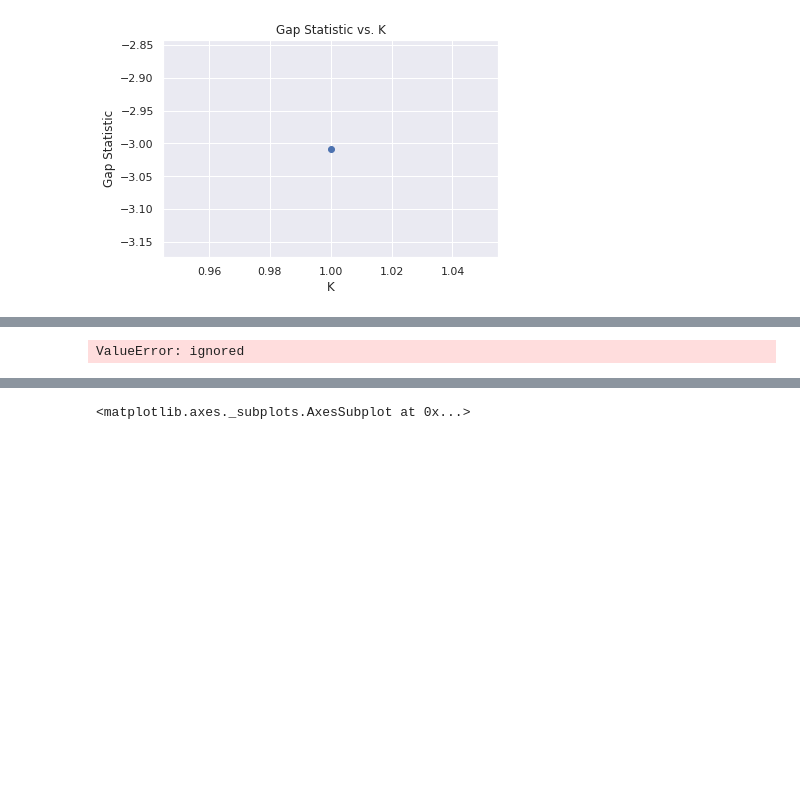
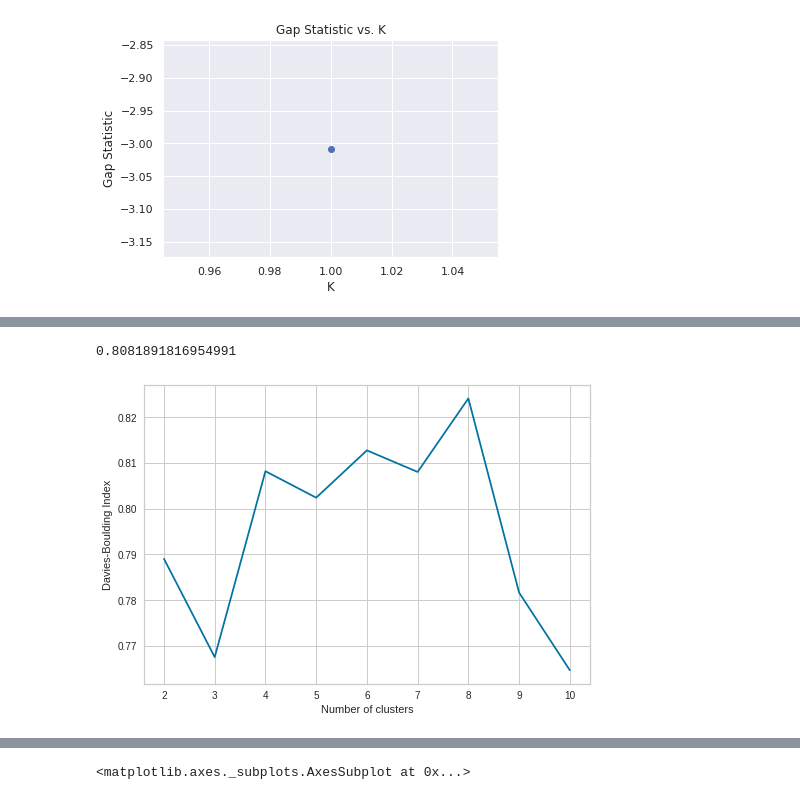
Before and after one commit to DrKamaleshR/Customersegmentation-unsupervised, a Jupyter notebook: Online_Retail_Customer_Segmentation_Capstone_Project.ipynb, the cells around one changed output, grey strips where cells are left out. Cells and saved outputs as stored; diff of their text form; code cells hidden in the pictures; blank space fills up the shorter version.

```diff
--- a/Online_Retail_Customer_Segmentation_Capstone_Project.ipynb
+++ b/Online_Retail_Customer_Segmentation_Capstone_Project.ipynb
@@ -526,35 +526,2 @@ visualizer.show()        # Finalize and render the figure
 <matplotlib.axes._subplots.AxesSubplot at 0x...>
-# %%
-# Davies Bouldin score for K means
-from sklearn.metrics import davies_bouldin_score
-def get_kmeans_score(data, center):
-    '''
-    returns the kmeans score regarding Davies Bouldin for points to centers
-    INPUT:
-        data - the dataset you want to fit kmeans to
-        center - the number of centers you want (the k value)
-    OUTPUT:
-        score - the Davies Bouldin score for the kmeans model fit to the data
-    '''
-    #instantiate kmeans
-    kmeans = KMeans(n_clusters=center)
-# Then fit the model to your data using the fit method
-    model = kmeans.fit_predict(RFM)
-
-    # Calculate Davies Bouldin score
-score = davies_bouldin_score(RFM, model)
-
-return score
-
-scores = []
-centers = list(range(2,30))
-for center in centers:
-    scores.append(get_kmeans_score(cluster_df, center))
-
-plt.plot(centers, scores, linestyle='--', marker='o', color='b');
-plt.xlabel('K');
-plt.ylabel('Davies Bouldin score');
-plt.title('Davies Bouldin score vs. K');
-# %% [output]
-ValueError: ignored
 # %%
@@ -562,4 +530,27 @@ from sklearn.datasets import load_iris
 from sklearn.metrics import davies_bouldin_score
 # %%
 iris = load_iris()
-X = iris.data[:, :2]
+RFM = iris.data[:, :2]
+# %%
+kmeans = KMeans(n_clusters=4, random_state=30)
+labels = kmeans.fit_predict(RFM)
+# %%
+db_index = davies_bouldin_score(RFM, labels)
+print(db_index)
+# %% [output]
+0.8081891816954991
+# %%
+results = {}
+
+for i in range(2,11):
+    kmeans = KMeans(n_clusters=i, random_state=30)
+    labels = kmeans.fit_predict(RFM)
+    db_index = davies_bouldin_score(RFM, labels)
+    results.update({i: db_index})
+# %%
+plt.plot(list(results.keys()), list(results.values()))
+plt.xlabel("Number of clusters")
+plt.ylabel("Davies-Boulding Index")
+plt.show()
+# %% [output]
+[figure, added]
```
Also changed, not shown: parts of 5 cells of this notebook.
